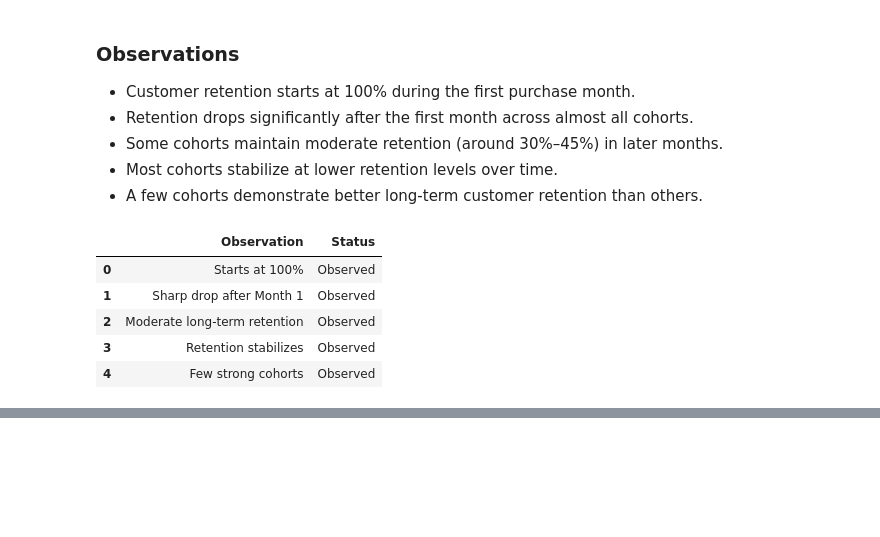
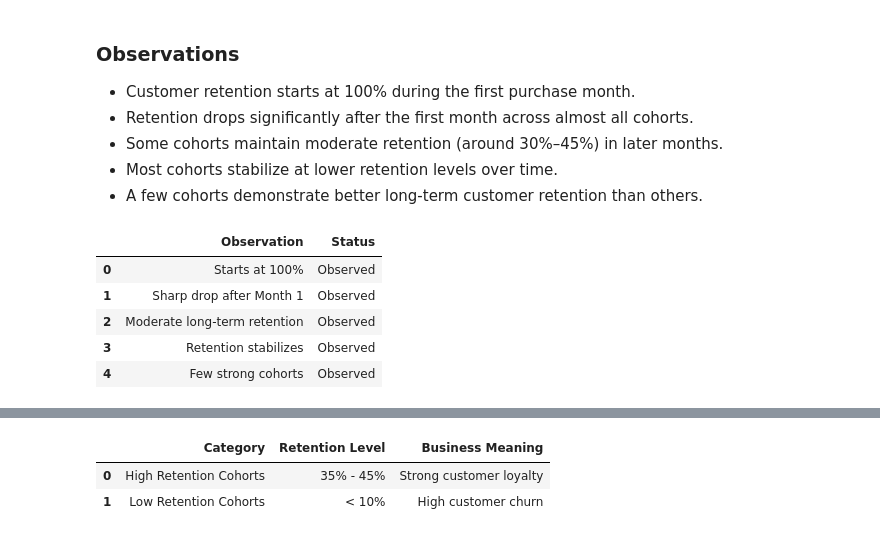
Before and after one commit to dharani-malla/Cohort-Retention-CLTV-Analysis, a Jupyter notebook: Week4_Customer Retention Analysis.ipynb, the cells around one changed output, grey strips where cells are left out. Cells and saved outputs as stored; diff of their text form; code cells hidden in the pictures; blank space fills up the shorter version.

Commit message:
feat: compare high and low retention cohorts
- Compared high and low retention cohorts
- Added retention level comparison
- Documented business meaning
- Created cohort comparison summary table

```diff
--- a/Week4_Customer Retention Analysis.ipynb
+++ b/Week4_Customer Retention Analysis.ipynb
@@ -93,0 +110,21 @@ retention_summary
+# %%
+comparison = pd.DataFrame({
+    "Category": [
+        "High Retention Cohorts",
+        "Low Retention Cohorts"
+    ],
+    "Retention Level": [
+        "35% - 45%",
+        "< 10%"
+    ],
+    "Business Meaning": [
+        "Strong customer loyalty",
+        "High customer churn"
+    ]
+})
+
+comparison
+# %% [output]
+|  | Category | Retention Level | Business Meaning |
+| 0 | High Retention Cohorts | 35% - 45% | Strong customer loyalty |
+| 1 | Low Retention Cohorts | < 10% | High customer churn |
```
Also changed, not shown: parts of 2 cells of this notebook.
